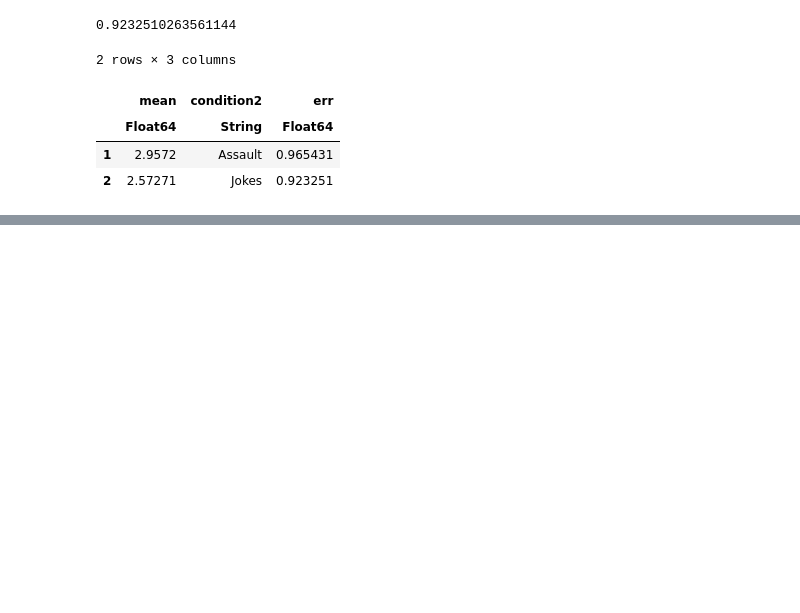
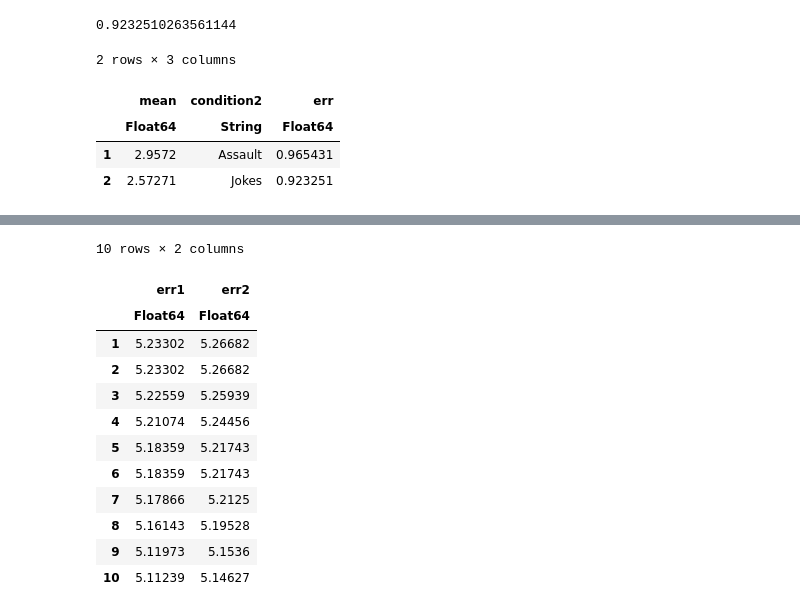
Before and after one commit to mattcingram/rep1_julia, a Jupyter notebook: code/rep1_julia.ipynb, the cells around one changed output, grey strips where cells are left out. Cells and saved outputs as stored; diff of their text form; code cells hidden in the pictures; blank space fills up the shorter version.

```diff
--- a/code/rep1_julia.ipynb
+++ b/code/rep1_julia.ipynb
@@ -1758,0 +1810,4 @@ intdf[1:5,20:21]
+# %%
+# Figure 6
+m6  = lm(@formula(perchange_vote ~ condition2 + pre_sexism + condition2*pre_sexism), df1)
+m6
@@ -1758,0 +1830,57 @@ intdf[1:5,20:21]
+# %%
+# use MVZ from before and put the in dataframe and add other vars
+intdf = DataFrame()
+intdf[:MVZ] = MVZ
+intdf[:b1] = coef(m6)[2]
+intdf[:b2] = coef(m6)[3]
+intdf[:b4] = coef(m6)[5]
+intdf[:b5] = coef(m6)[6]
+# model matrix is:
+mm = modelmatrix(ModelFrame(@formula(perchange_favorability ~ condition2 + pre_sexism + condition2*pre_sexism), df1))
+# modelmatrix (lowercase) is from pkg StatsModels
+# could also use ModelMatrix from pkg DataFrames, but them matrix is indexed within object mm
+# to get model matrix, need to call mm.m
+# to see object properties, use propertynames(mm)
+#var-cov matrix is:
+varcovm6 = vcov(m6)
+# if used ModelMatrix instead of modelmatrix, change this to:
+# vcov(mm.m)
+# notice that cov() from Statistics package does not return same thing as vcov from StatsModels pkg
+#varcovm5
+intdf[:varb1] = varcovm6[2,2]
+intdf[:varb2] = varcovm6[3,3]
+intdf[:varb4] = varcovm6[5,5]
+intdf[:varb5] = varcovm6[6,6]
+intdf[:covb1b4] =  varcovm6[2,5]
+intdf[:covb2b5] =  varcovm6[3,6]
+intdf
+
+#
+# conditional effect for condition=jokes
+intdf[:conbx1]=intdf.b1+(intdf.b4 .* intdf.MVZ) # remember decimal ahead of * for element-wise operation on array
+intdf[:consx1]=(intdf.varb1 + (intdf.varb4.*(intdf.MVZ.^2)) + (2 .* intdf.covb1b4 .* intdf.MVZ)).^(.5) #
+intdf[:err1]=1.96*intdf.consx1
+intdf[:upperx1]=intdf.conbx1+intdf.err1
+intdf[:lowerx1]=intdf.conbx1-intdf.err1 #
+
+# conditional effect for condition=assasult
+intdf[:conbx2]=intdf.b2+(intdf.b5 .* intdf.MVZ)
+intdf[:consx2]=(intdf.varb2 +(intdf.varb5.*(intdf.MVZ.^2)) + (2 .*intdf.covb2b5.*intdf.MVZ)).^(.5) #
+intdf[:err2]=1.96*intdf.consx2
+intdf[:upperx2]=intdf.conbx2+intdf.err2
+intdf[:lowerx2]=intdf.conbx2-intdf.err2 #
+intdf[1:10, [14,19]]
+# %% [output]
+10 rows × 2 columns
+|  | err1 | err2 |
+|  | Float64 | Float64 |
+| 1 | 5.23302 | 5.26682 |
+| 2 | 5.23302 | 5.26682 |
+| 3 | 5.22559 | 5.25939 |
+| 4 | 5.21074 | 5.24456 |
+| 5 | 5.18359 | 5.21743 |
+| 6 | 5.18359 | 5.21743 |
+| 7 | 5.17866 | 5.2125 |
+| 8 | 5.16143 | 5.19528 |
+| 9 | 5.11973 | 5.1536 |
+| 10 | 5.11239 | 5.14627 |
```
Also changed, not shown: parts of 28 cells of this notebook.
